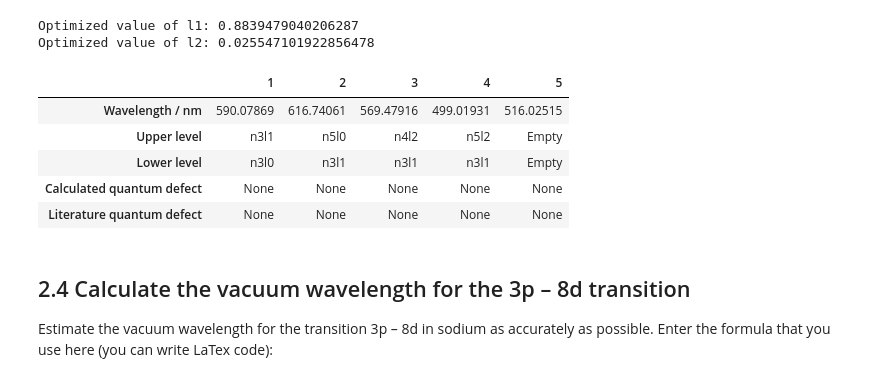
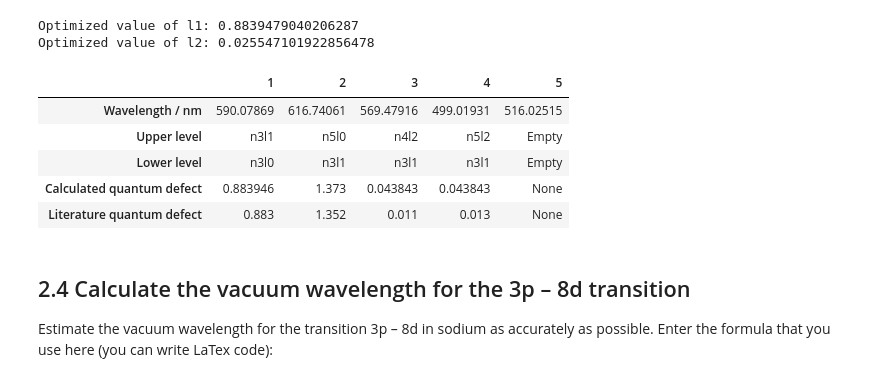
Before and after one commit to axelorrhede/Atomic-Physics, a Jupyter notebook: Atomic Spectroscopy_FAFF55.ipynb, the cells around one changed output. Saved outputs shown, nothing was run; the diff lists cells and outputs as text; code cells hidden in the pictures.

```diff
--- a/Atomic Spectroscopy_FAFF55.ipynb
+++ b/Atomic Spectroscopy_FAFF55.ipynb
@@ -516,17 +516,17 @@ Optimized value of l1: 0.8839479040206287
 Optimized value of l2: 0.025547101922856478
 # %%
 ### Enter your results in the result table below:
-Quantum_defect_exp = ([None , None, None , None, None])
-Quantum_defect_lit = ([None , None, None , None, None])
+Quantum_defect_exp = ([l1 , l0, l2 , l2, None])
+Quantum_defect_lit = ([0.883 , 1.352, 0.011 , 0.013, None])
 
 pd.DataFrame([sodium_wavelength, sodium_upperlevel, sodium_lowerlevel, Quantum_defect_exp, Quantum_defect_lit], columns=['1', '2', '3','4', '5'], index=['Wavelength / nm','Upper level','Lower level','Calculated quantum defect','Literature quantum defect'])
 # %% [output]
 |  | 1 | 2 | 3 | 4 | 5 |
 | Wavelength / nm | 590.07869 | 616.74061 | 569.47916 | 499.01931 | 516.02515 |
 | Upper level | n3l1 | n5l0 | n4l2 | n5l2 | Empty |
 | Lower level | n3l0 | n3l1 | n3l1 | n3l1 | Empty |
-| Calculated quantum defect | None | None | None | None | None |
-| Literature quantum defect | None | None | None | None | None |
+| Calculated quantum defect | 0.883946 | 1.373 | 0.043843 | 0.043843 | None |
+| Literature quantum defect | 0.883 | 1.352 | 0.011 | 0.013 | None |
 # %% [markdown]
 ## 2.4 Calculate the vacuum wavelength for the 3p – 8d transition <a name="quantum_4"></a>
 Estimate the vacuum wavelength for the transition 3p – 8d in sodium as accurately as possible.
```
Also changed, not shown: parts of 1 cell of this notebook.
